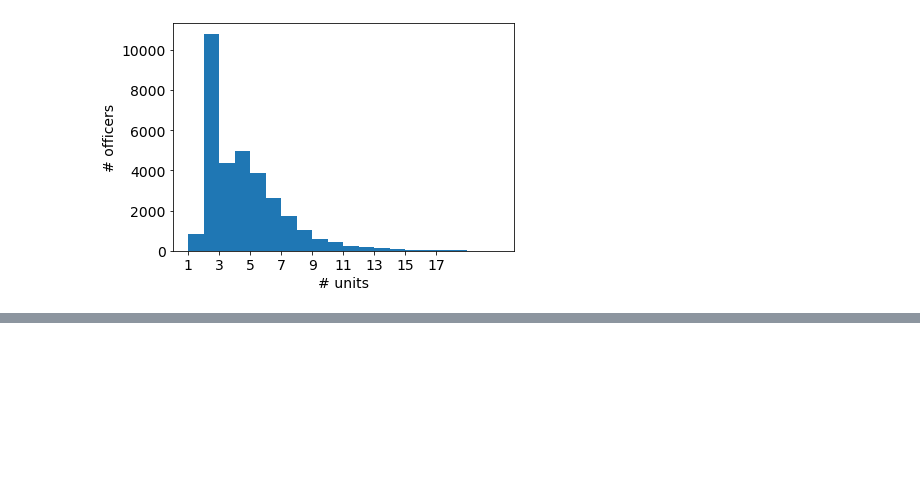
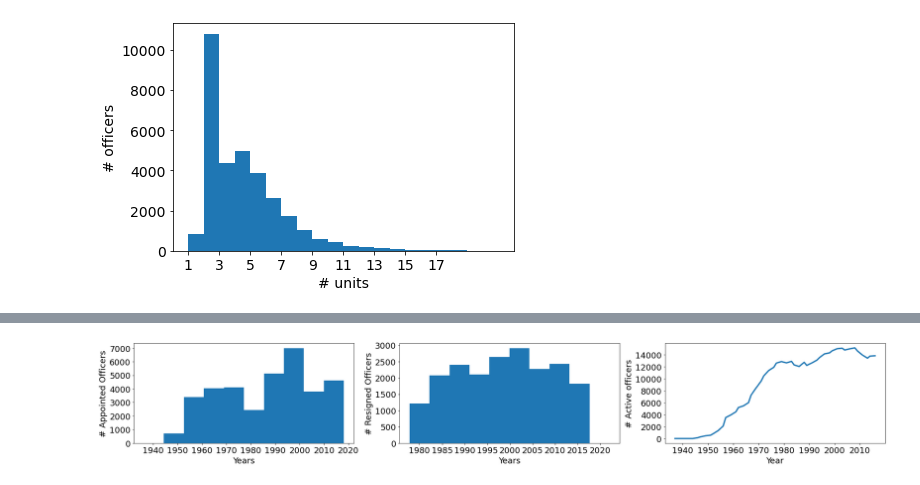
Before and after one commit to chicago-police-violence/data, a Jupyter notebook: examples/Examples_101.ipynb, the cells around one changed output, grey strips where cells are left out. Saved outputs shown, nothing was run; the diff lists cells and outputs as text; code cells hidden in the pictures; blank space fills up the shorter version.

```diff
--- a/examples/Examples_101.ipynb
+++ b/examples/Examples_101.ipynb
@@ -61,3 +66,6 @@ plt.show()
 
 # how much time does an officer spend in a unit?
 # officer distribution across units as time varies?
+# %%
+roster = pd.read_csv('../final/roster.csv')
+roster.head()
@@ -63,0 +80,49 @@ plt.show()
+# %%
+appointment_dates = pd.to_datetime(roster['appointment_date'].values)
+resignation_dates = pd.to_datetime(roster['resignation_date'].values)
+
+plt.figure(figsize = (24,4))
+plt.subplot(131)
+plt.hist(appointment_dates)
+plt.xlabel('Years', fontsize = 18)
+plt.xticks(fontsize = 18)
+plt.yticks(fontsize = 18)
+plt.ylabel('# Appointed Officers', fontsize = 18)
+
+plt.subplot(132)
+plt.hist(resignation_dates)
+plt.xlabel('Years', fontsize = 18)
+plt.xticks(fontsize = 18)
+plt.yticks(fontsize = 18)
+plt.ylabel('# Resigned Officers', fontsize = 18)
+# plt.show()
+
+# total number of active officers
+
+def convert_to_year(range_time, low, high):
+    delta_time = high-low
+    full_date = low + range_time*delta_time
+    return full_date.year
+
+first_appointment_date, last_appointment_date = min(appointment_dates), max(appointment_dates)
+delta_time = last_appointment_date - first_appointment_date
+actives = (pd.to_datetime(roster['appointment_date'].values) - first_appointment_date)/delta_time
+inactives = (pd.to_datetime(roster['resignation_date'].values) - first_appointment_date)/delta_time
+inactives = np.nan_to_num(inactives, nan=1)
+how_many_active = []
+how_many_active_dropped_nans = []
+range_time = np.linspace(0,1,50)
+years = [convert_to_year(r, first_appointment_date, last_appointment_date) for r in range_time]
+for r in range_time:
+    how_many_active.append(np.sum((actives<r)*(inactives>r)))
+
+plt.subplot(133)
+plt.plot(years[1:-1], how_many_active[1:-1], lw = 3)
+plt.ylabel('# Active officers', fontsize = 18)
+plt.xlabel('Year', fontsize = 18)
+plt.xticks(fontsize = 18)
+plt.yticks(fontsize = 18)
+plt.tight_layout()
+plt.show()
+# %% [output]
+[figure, added]
```
Also changed, not shown: parts of 23 cells of this notebook.
